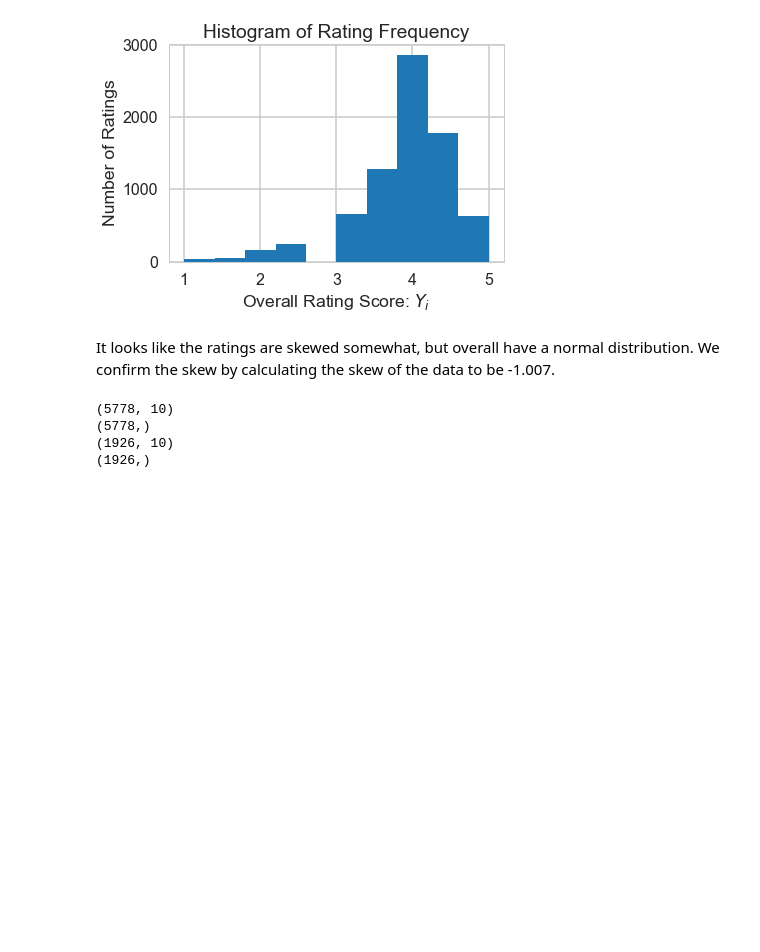
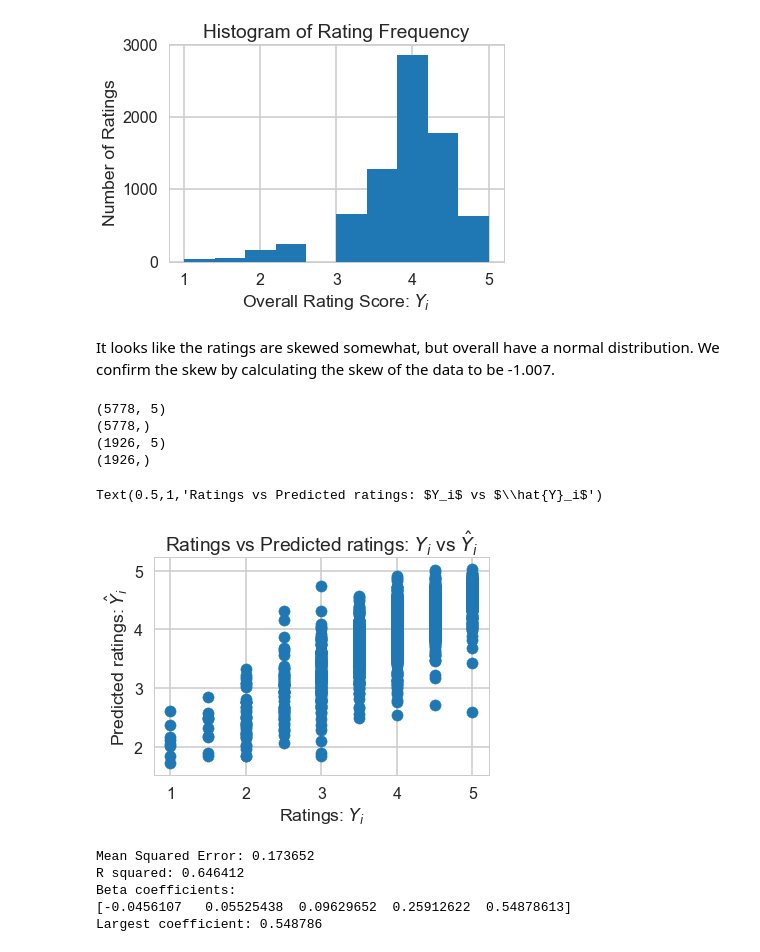
Before and after one commit to katiegrosch/beer-data-analysis, a Jupyter notebook: BeerRatingsAnalysis.ipynb, the cells around one changed output. Drawn from its saved outputs; the diff is of its cells as text; code cells hidden in the pictures; blank space fills up the shorter version.

Commit message:
made linear regression

```diff
--- a/BeerRatingsAnalysis.ipynb
+++ b/BeerRatingsAnalysis.ipynb
@@ -81,7 +81,7 @@ Our full list of variables is ABV, brewer, appearance rating, aroma rating, pala
 
 To begin our analysis, let's look at a graph of every x<sub>i</sub> versus our target variable (overall rating).
 # %%
-ratings = df.drop(['beerId','brewerId','unixPostTime','reviewerAgeInSeconds'], axis=1)
+ratings = df.drop(['beerId','brewerId','unixPostTime','reviewerAgeInSeconds','gender'], axis=1)
 
 for column in ratings:
     plt.figure(figsize=(4, 3))
@@ -126,14 +125,41 @@ It looks like the ratings are skewed somewhat, but overall have a normal distrib
 # %%
 from sklearn.model_selection import train_test_split
 
-X_train, X_test, y_train, y_test = train_test_split(df, Y, test_size=.25, random_state=10)
+X_train, X_test, y_train, y_test = train_test_split(ratings, Y, test_size=.25, random_state=10)
 
 print(X_train.shape)
 print(y_train.shape)
 print(X_test.shape)
 print(y_test.shape)
+
+from sklearn.linear_model import LinearRegression
+
+lr = LinearRegression()
+lr = lr.fit(X_train, y_train)
+y_pred = lr.predict(X_test)
+
+plt.scatter(y_test, y_pred)
+plt.xlabel("Ratings: $Y_i$")
+plt.ylabel("Predicted ratings: $\hat{Y}_i$")
+plt.title("Ratings vs Predicted ratings: $Y_i$ vs $\hat{Y}_i$")
 # %% [output]
-(5778, 10)
+(5778, 5)
 (5778,)
-(1926, 10)
+(1926, 5)
 (1926,)
+Text(0.5,1,'Ratings vs Predicted ratings: $Y_i$ vs $\\hat{Y}_i$')
+[figure, added]
+# %%
+from sklearn.metrics import mean_squared_error
+
+print("Mean Squared Error: %f" % mean_squared_error(y_test, y_pred))
+print("R squared: %f" % lr.score(ratings, Y))
+print("Beta coefficients: ")
+print(lr.coef_)
+print("Largest coefficient: %f" % np.amax(lr.coef_))
+# %% [output]
+Mean Squared Error: 0.173652
+R squared: 0.646412
+Beta coefficients:
+[-0.0456107   0.05525438  0.09629652  0.25912622  0.54878613]
+Largest coefficient: 0.548786
```
Also changed, not shown: parts of 1 cell of this notebook.
